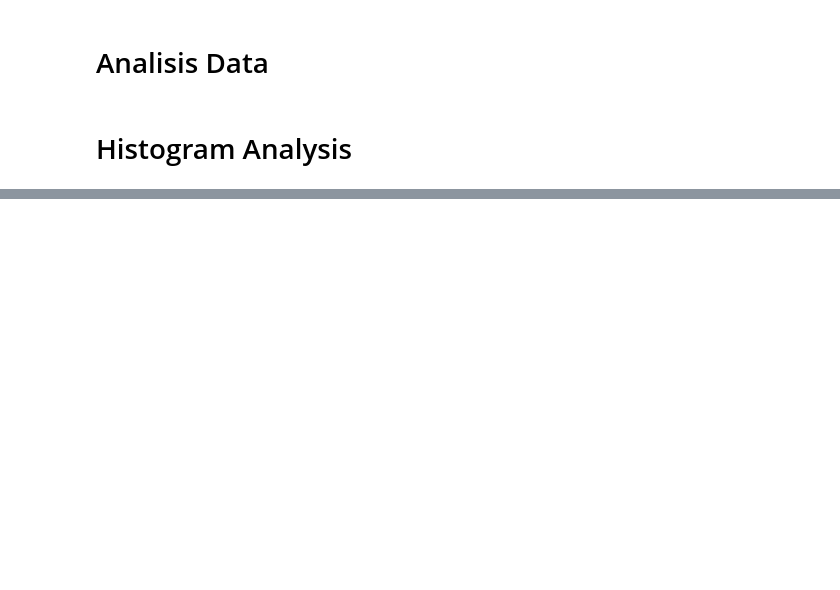
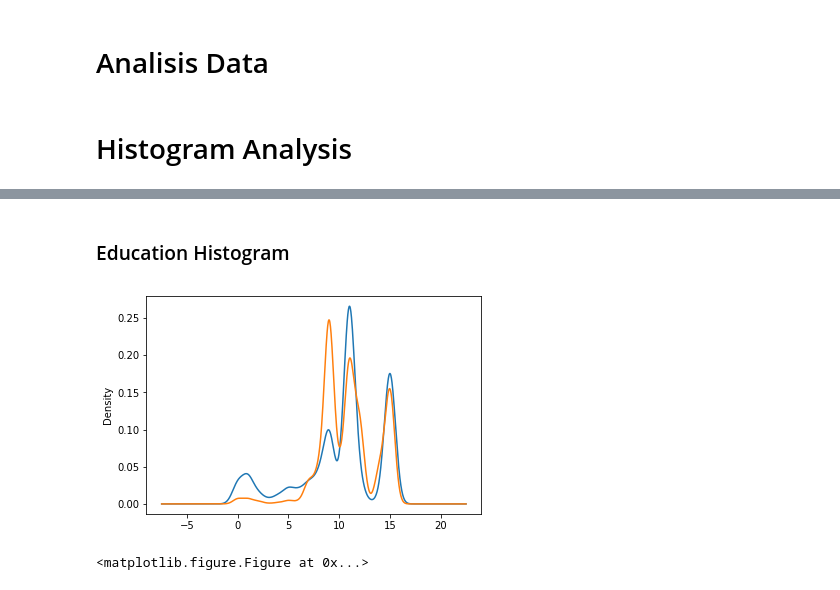
Before and after one commit to vincenthend/incomepredict-ai, a Jupyter notebook: Histogram Analysis.ipynb, the cells around one changed output, grey strips where cells are left out. Cells and saved outputs as stored; diff of their text form; code cells hidden in the pictures; blank space fills up the shorter version.

```diff
--- a/Histogram Analysis.ipynb
+++ b/Histogram Analysis.ipynb
@@ -163,0 +64,10 @@ plt.show()
+# %% [markdown]
+### Education Histogram
+# %%
+income.groupby("target").education.plot(kind="kde")
+
+plt.figure()
+plt.show()
+# %% [output]
+[figure, added]
+<matplotlib.figure.Figure at 0x...>
```
Also changed, not shown: parts of 53 cells of this notebook, 4 other files.
